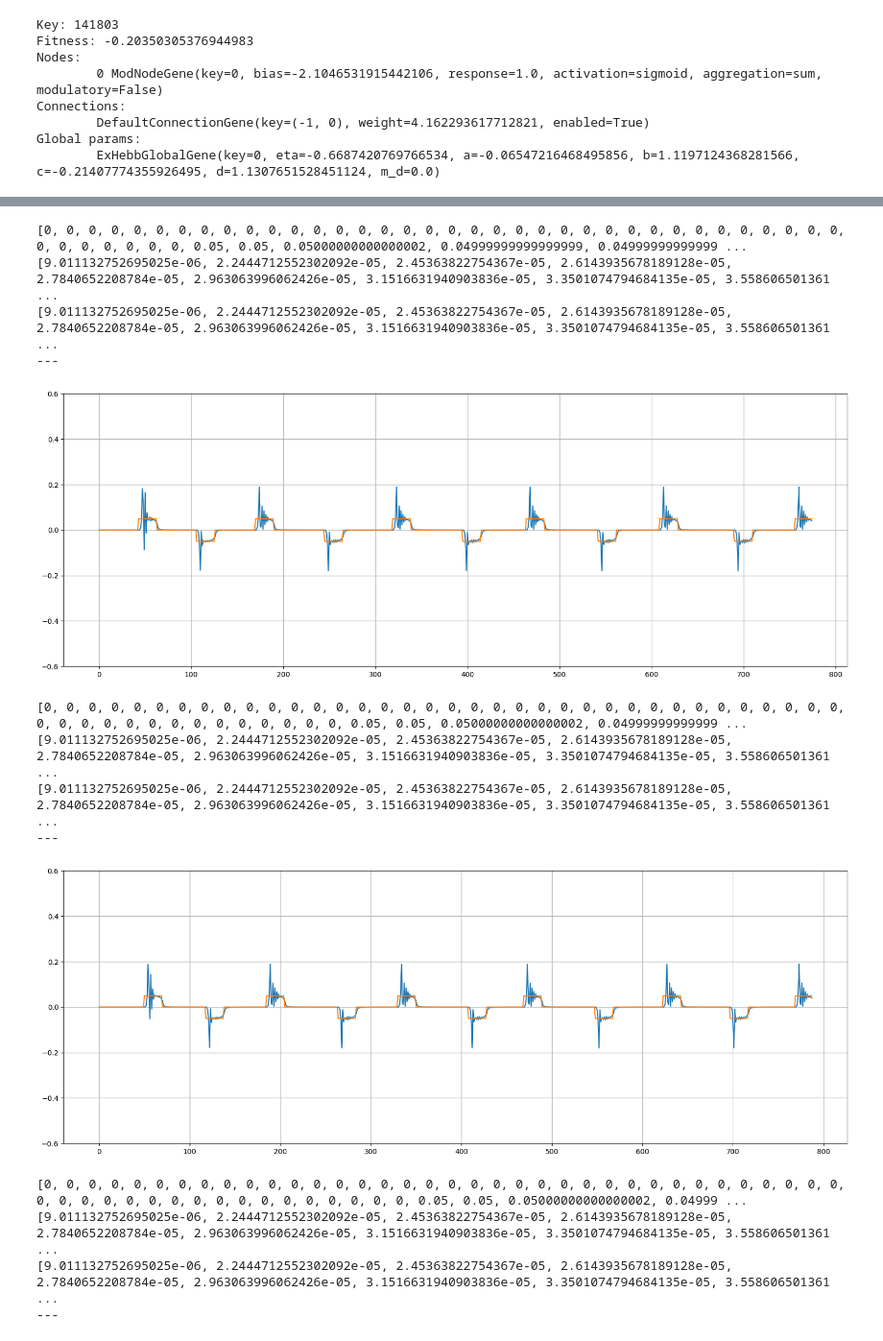
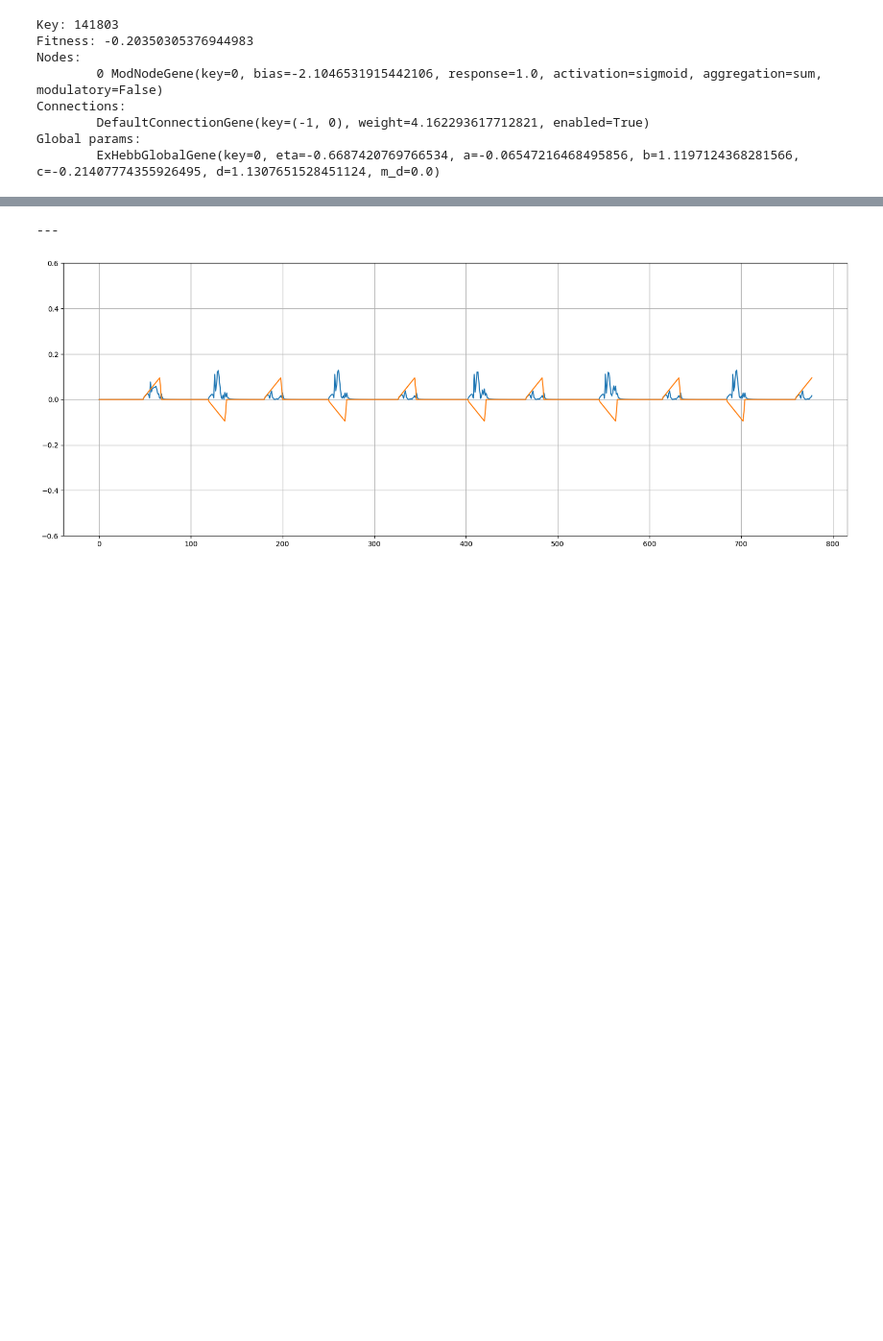
Before and after one commit to kato-mahiro/velocity_2ol, a Jupyter notebook: check_history.ipynb, the cells around one changed output, grey strips where cells are left out. Shown: that part at 96% size. Drawn from its saved outputs; the diff is of its cells as text; code cells hidden in the pictures; blank space fills up the shorter version.

```diff
--- a/check_history.ipynb
+++ b/check_history.ipynb
@@ -22,7 +23,7 @@ from modneat import visualize
 # %% [output]
 /home/kato-masahiro/Project/velocity_2ol
 # %%
-checkpoint_path = '/home/kato-masahiro/Project/velocity_2ol/results2023_3_4/task_lv1/[CONTINUED]velocity_task.velocity_task_N_ModExHebbFFN_lv1/checkpoints/checkpoint-9999'
+checkpoint_path = '/home/kato-masahiro/Project/velocity_2ol/neo_result/[CONTINUED]velocity_task.velocity_task_N_ModExHebbFFN_lv1/checkpoints/checkpoint-399'
 
 p = modneat.Checkpointer.restore_checkpoint(checkpoint_path)
 p.config.genome_config.enabled_mutate_rate
@@ -66,47 +63,35 @@ for loop_list in best_individual.history:
 # %%
 # モデルの学習効果、学習速度を可視化
 for loop_list in best_individual.history:
     target_list = [d['target'] for d in loop_list]
     output_list = [d['output'][0] for d in loop_list]
     input_list = [d['input'] for d in loop_list]
 
     ideal_diff_list = []
     for i in range(len(target_list) -1):
         ideal_diff_list.append(target_list[i+1] - target_list[i])
 
     actual_diff_list = []
     for i in range(len(output_list) -1):
         actual_diff_list.append(output_list[i+1] - output_list[i])
 
     diff_diff_list = []
     for i in range(len(ideal_diff_list)):
         diff_diff_list.append(abs(ideal_diff_list[i] - actual_diff_list[i]))
-    print(ideal_diff_list)
-    print(actual_diff_list)
-    print(diff_diff_list)
+    #print(ideal_diff_list)
+    #print(actual_diff_list)
+    #print(diff_diff_list)
     print("---")
     xlabel = [n for n in range(len(input_list) -1)]
     #print(target_list)
     #print(output_list)
     fig = plt.figure(figsize=(20,7))
-    #plt.plot(xlabel, diff_diff_list)
-    plt.plot(xlabel, actual_diff_list)
+    plt.plot(xlabel, diff_diff_list)
+    #plt.plot(xlabel, actual_diff_list)
     plt.plot(xlabel, ideal_diff_list)
     plt.ylim(-0.6,0.6)
     plt.grid()
     plt.show()
 # %% [output]
-[0, 0, 0, 0, 0, 0, 0, 0, 0, 0, 0, 0, 0, 0, 0, 0, 0, 0, 0, 0, 0, 0, 0, 0, 0, 0, 0, 0, 0, 0, 0, 0, 0, 0, 0, 0, 0, 0, 0, 0, 0, 0, 0, 0.05, 0.05, 0.05000000000000002, 0.04999999999999999, 0.04999999999999 ...
-[9.011132752695025e-06, 2.2444712552302092e-05, 2.45363822754367e-05, 2.6143935678189128e-05, 2.7840652208784e-05, 2.963063996062426e-05, 3.1516631940903836e-05, 3.3501074794684135e-05, 3.558606501361 ...
-[9.011132752695025e-06, 2.2444712552302092e-05, 2.45363822754367e-05, 2.6143935678189128e-05, 2.7840652208784e-05, 2.963063996062426e-05, 3.1516631940903836e-05, 3.3501074794684135e-05, 3.558606501361 ...
 ---
-[figure, old version]
+[figure, new version]
-[0, 0, 0, 0, 0, 0, 0, 0, 0, 0, 0, 0, 0, 0, 0, 0, 0, 0, 0, 0, 0, 0, 0, 0, 0, 0, 0, 0, 0, 0, 0, 0, 0, 0, 0, 0, 0, 0, 0, 0, 0, 0, 0, 0, 0, 0, 0, 0, 0, 0, 0.05, 0.05, 0.05000000000000002, 0.04999999999999 ...
-[9.011132752695025e-06, 2.2444712552302092e-05, 2.45363822754367e-05, 2.6143935678189128e-05, 2.7840652208784e-05, 2.963063996062426e-05, 3.1516631940903836e-05, 3.3501074794684135e-05, 3.558606501361 ...
-[9.011132752695025e-06, 2.2444712552302092e-05, 2.45363822754367e-05, 2.6143935678189128e-05, 2.7840652208784e-05, 2.963063996062426e-05, 3.1516631940903836e-05, 3.3501074794684135e-05, 3.558606501361 ...
----
-[figure, removed]
-[0, 0, 0, 0, 0, 0, 0, 0, 0, 0, 0, 0, 0, 0, 0, 0, 0, 0, 0, 0, 0, 0, 0, 0, 0, 0, 0, 0, 0, 0, 0, 0, 0, 0, 0, 0, 0, 0, 0, 0, 0, 0, 0, 0, 0, 0, 0, 0, 0, 0, 0, 0, 0, 0.05, 0.05, 0.05000000000000002, 0.04999 ...
-[9.011132752695025e-06, 2.2444712552302092e-05, 2.45363822754367e-05, 2.6143935678189128e-05, 2.7840652208784e-05, 2.963063996062426e-05, 3.1516631940903836e-05, 3.3501074794684135e-05, 3.558606501361 ...
-[9.011132752695025e-06, 2.2444712552302092e-05, 2.45363822754367e-05, 2.6143935678189128e-05, 2.7840652208784e-05, 2.963063996062426e-05, 3.1516631940903836e-05, 3.3501074794684135e-05, 3.558606501361 ...
----
```
Also changed, not shown: parts of 4 cells of this notebook.
